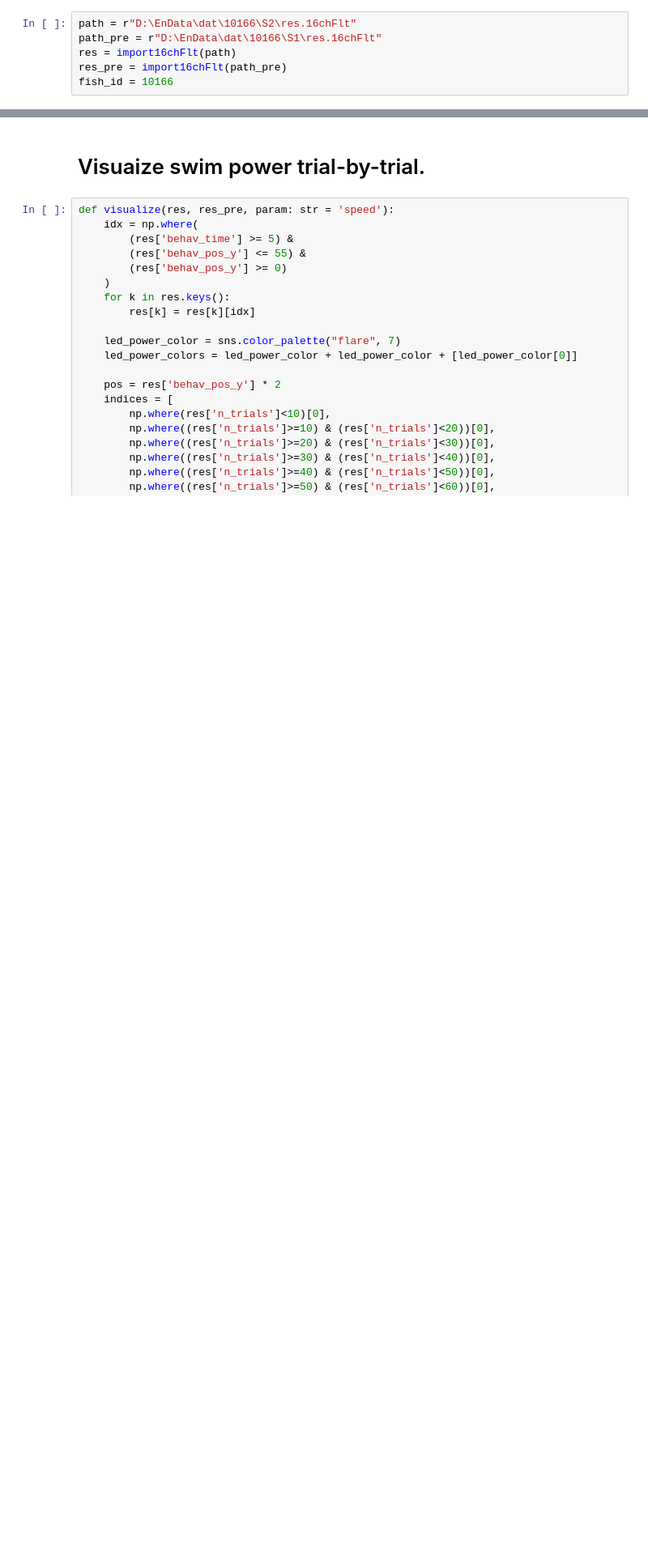
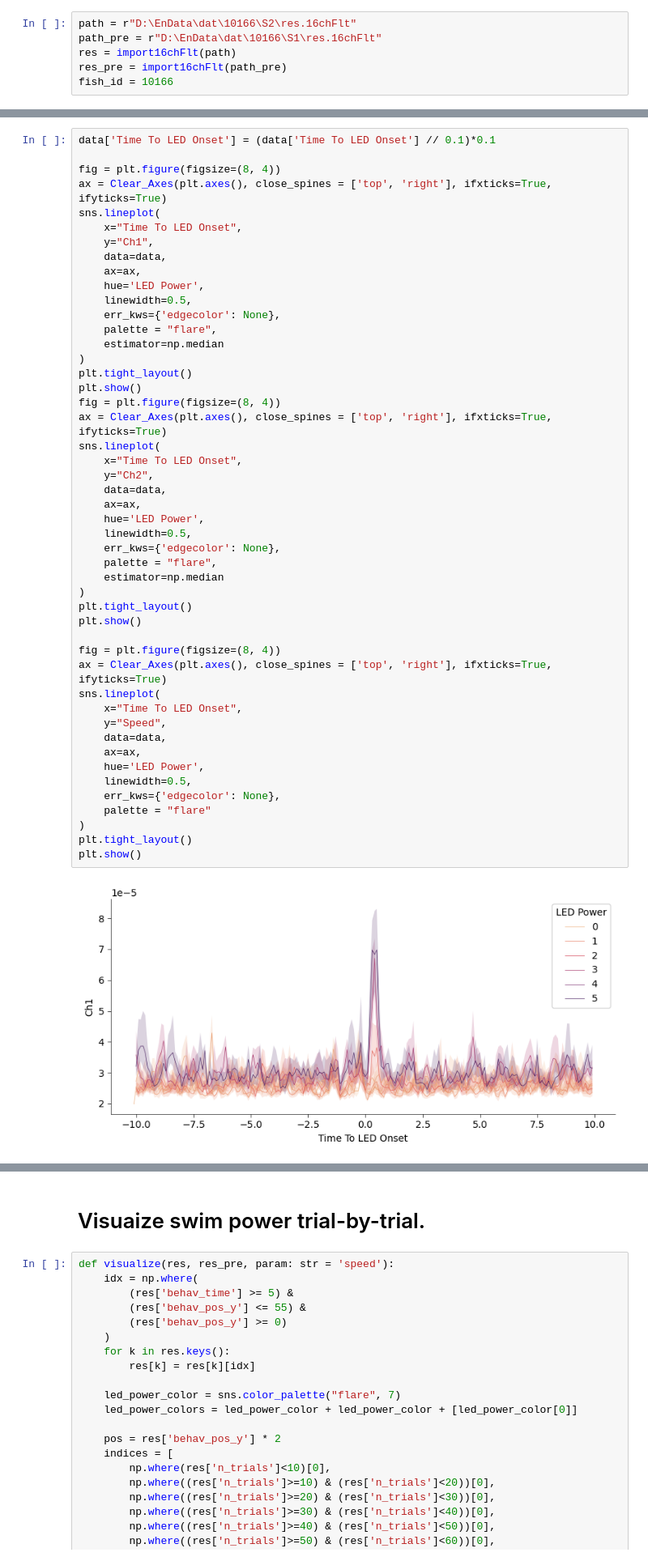
Before and after one commit to YAO-Shuyang/ZFishAnalysis, a Jupyter notebook: figure/Fig5009 - Dat Line Optogenetic.ipynb, the cells around one changed output, grey strips where cells are left out. Shown at 81% size. Cells and saved outputs as stored; diff of their text form; blank space fills up the shorter version.

```diff
--- a/figure/Fig5009 - Dat Line Optogenetic.ipynb
+++ b/figure/Fig5009 - Dat Line Optogenetic.ipynb
@@ -28,0 +199,50 @@ fish_id = 10166
+# %%
+data['Time To LED Onset'] = (data['Time To LED Onset'] // 0.1)*0.1
+
+fig = plt.figure(figsize=(8, 4))
+ax = Clear_Axes(plt.axes(), close_spines = ['top', 'right'], ifxticks=True, ifyticks=True)
+sns.lineplot(
+    x="Time To LED Onset",
+    y="Ch1",
+    data=data,
+    ax=ax,
+    hue='LED Power',
+    linewidth=0.5,
+    err_kws={'edgecolor': None},
+    palette = "flare",
+    estimator=np.median
+)
+plt.tight_layout()
+plt.show()
+fig = plt.figure(figsize=(8, 4))
+ax = Clear_Axes(plt.axes(), close_spines = ['top', 'right'], ifxticks=True, ifyticks=True)
+sns.lineplot(
+    x="Time To LED Onset",
+    y="Ch2",
+    data=data,
+    ax=ax,
+    hue='LED Power',
+    linewidth=0.5,
+    err_kws={'edgecolor': None},
+    palette = "flare",
+    estimator=np.median
+)
+plt.tight_layout()
+plt.show()
+
+fig = plt.figure(figsize=(8, 4))
+ax = Clear_Axes(plt.axes(), close_spines = ['top', 'right'], ifxticks=True, ifyticks=True)
+sns.lineplot(
+    x="Time To LED Onset",
+    y="Speed",
+    data=data,
+    ax=ax,
+    hue='LED Power',
+    linewidth=0.5,
+    err_kws={'edgecolor': None},
+    palette = "flare"
+)
+plt.tight_layout()
+plt.show()
+# %% [output]
+[figure, added]
```
Also changed, not shown: parts of 13 cells of this notebook, 4 other files.
